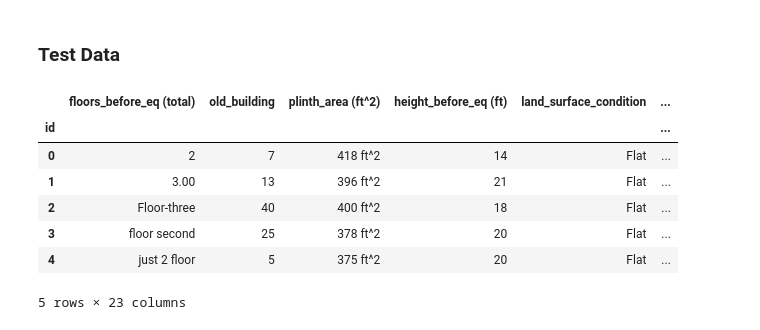
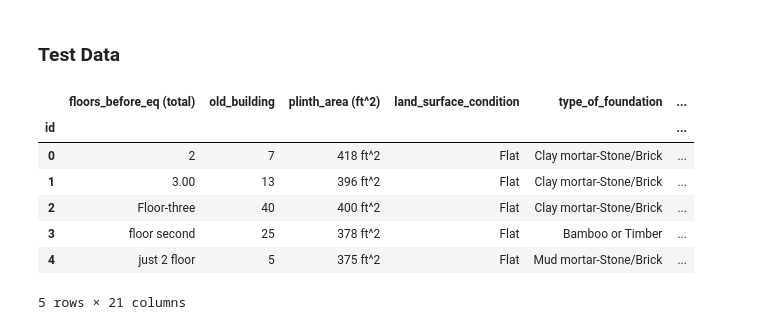
Before and after one commit to damahindra/Earthquake-Damage-Grade-Analysis-and-Prediction, a Jupyter notebook: Workspace-Rangga/ws-rang.ipynb, the cells around one changed output. Cells and saved outputs as stored; diff of their text form; code cells hidden in the pictures.

```diff
--- a/Workspace-Rangga/ws-rang.ipynb
+++ b/Workspace-Rangga/ws-rang.ipynb
@@ -212,13 +278,14 @@ dtype: object
 # %%
 test_path = "..\\Datasets\\test.csv.zip"
 test = pd.read_csv(test_path,compression="zip", index_col='id')
+test = test.drop(['height_before_eq (ft)', 'wall_binding'], axis=1)
 test.head()
 # %% [output]
-|  | floors_before_eq (total) | old_building | plinth_area (ft^2) | height_before_eq (ft) | land_surface_condition | ... |
+|  | floors_before_eq (total) | old_building | plinth_area (ft^2) | land_surface_condition | type_of_foundation | ... |
 | id |  |  |  |  |  | ... |
-| 0 | 2 | 7 | 418 ft^2 | 14 | Flat | ... |
-| 1 | 3.00 | 13 | 396 ft^2 | 21 | Flat | ... |
-| 2 | Floor-three | 40 | 400 ft^2 | 18 | Flat | ... |
-| 3 | floor second | 25 | 378 ft^2 | 20 | Flat | ... |
-| 4 | just 2 floor | 5 | 375 ft^2 | 20 | Flat | ... |
+| 0 | 2 | 7 | 418 ft^2 | Flat | Clay mortar-Stone/Brick | ... |
+| 1 | 3.00 | 13 | 396 ft^2 | Flat | Clay mortar-Stone/Brick | ... |
+| 2 | Floor-three | 40 | 400 ft^2 | Flat | Clay mortar-Stone/Brick | ... |
+| 3 | floor second | 25 | 378 ft^2 | Flat | Bamboo or Timber | ... |
+| 4 | just 2 floor | 5 | 375 ft^2 | Flat | Mud mortar-Stone/Brick | ... |
-5 rows × 23 columns
+5 rows × 21 columns
```
Also changed, not shown: parts of 23 cells of this notebook, 3 other files.
